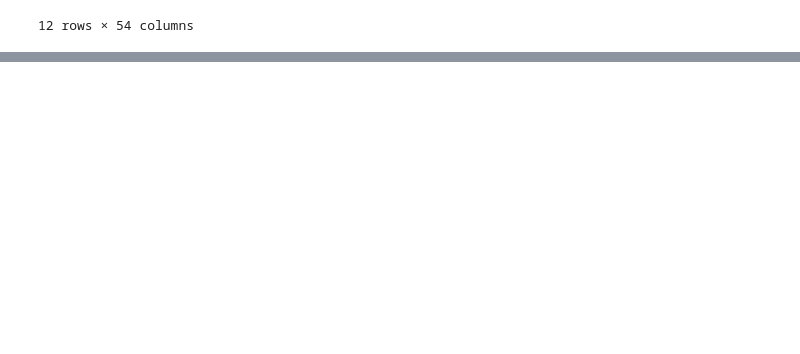
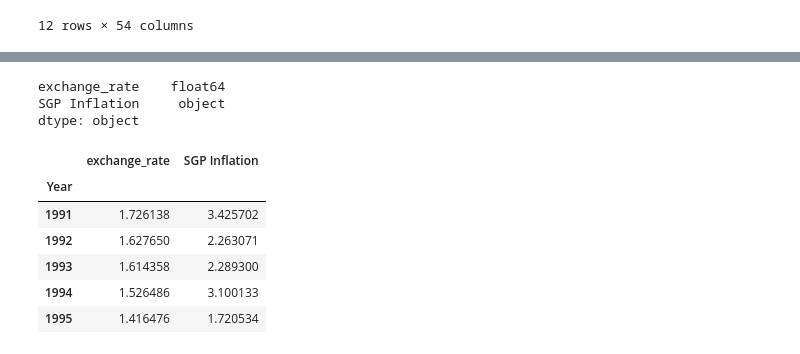
Before and after one commit to hieubkvn123/ExchangeRatePrediction, a Jupyter notebook: EDA1- Final.ipynb, the cells around one changed output, grey strips where cells are left out. Saved outputs shown, nothing was run; the diff lists cells and outputs as text; code cells hidden in the pictures; blank space fills up the shorter version.

```diff
--- a/EDA1- Final.ipynb
+++ b/EDA1- Final.ipynb
@@ -327,0 +385,20 @@ plt.show()
+# %%
+EXR_Inflation = pd.merge(EXR,inflation_cp , on='Year')
+EXR_Inflation = EXR_Inflation.dropna()
+EXR_Inflation.dtypes
+# %% [output]
+exchange_rate    float64
+SGP Inflation     object
+dtype: object
+# %%
+EXR_Inflation["SGP Inflation"] = pd.to_numeric(EXR_Inflation["SGP Inflation"], downcast="float")
+#EXR_Inflation["USA Inflation"] = pd.to_numeric(EXR_Inflation["USA Inflation"], downcast="float")
+EXR_Inflation.head()
+# %% [output]
+|  | exchange_rate | SGP Inflation |
+| Year |  |  |
+| 1991 | 1.726138 | 3.425702 |
+| 1992 | 1.627650 | 2.263071 |
+| 1993 | 1.614358 | 2.289300 |
+| 1994 | 1.526486 | 3.100133 |
+| 1995 | 1.416476 | 1.720534 |
```
Also changed, not shown: parts of 19 cells of this notebook, 6 other files.
